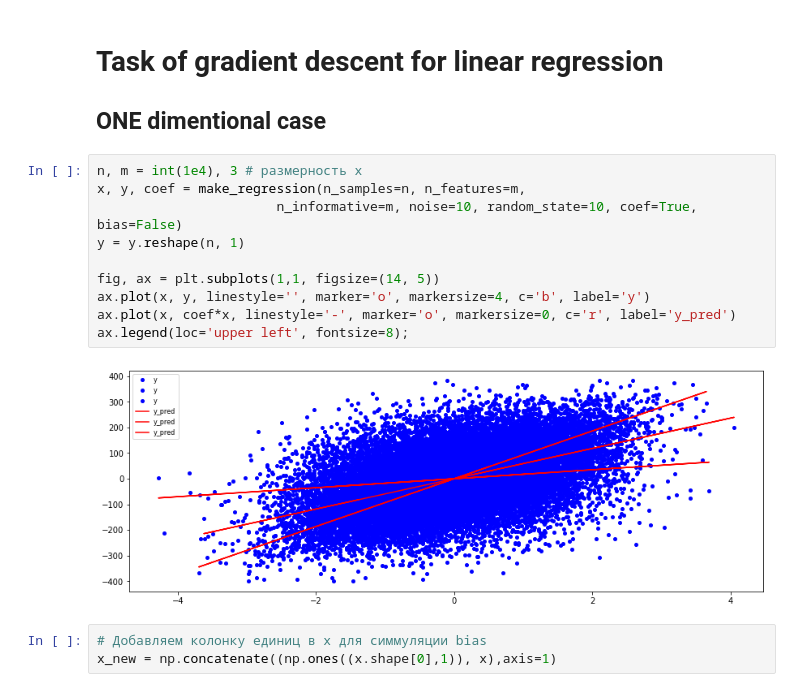
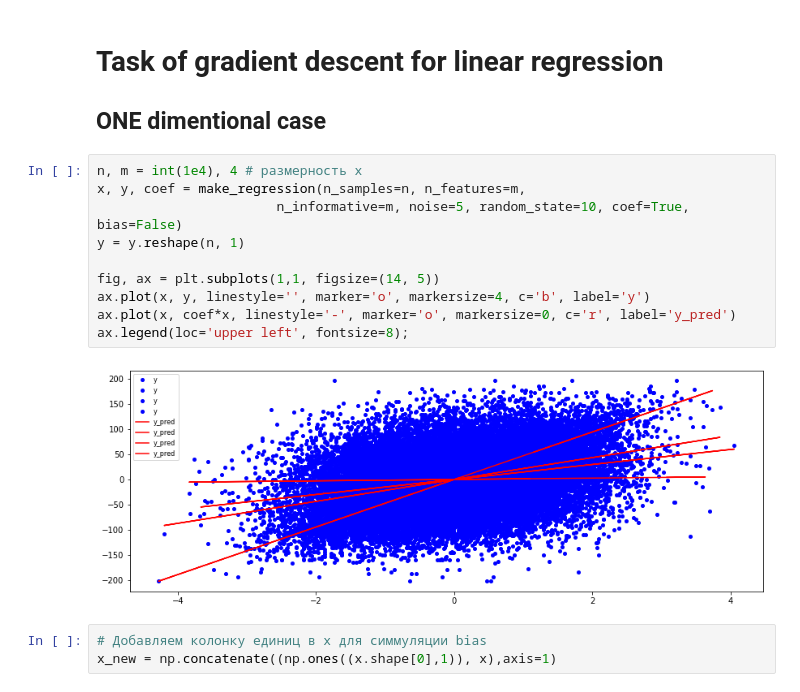
Before and after one commit to ol3gka/STUDY, a Jupyter notebook: main_tools.ipynb, the cells around one changed output. Saved outputs shown, nothing was run; the diff lists cells and outputs as text.

```diff
--- a/main_tools.ipynb
+++ b/main_tools.ipynb
@@ -187,17 +187,17 @@ datetime.today().strftime('%Y_%m_%d')
 # Task of gradient descent for linear regression
 ## ONE dimentional case
 # %%
-n, m = int(1e4), 3 # размерность x
+n, m = int(1e4), 4 # размерность x
 x, y, coef = make_regression(n_samples=n, n_features=m,
-                       n_informative=m, noise=10, random_state=10, coef=True, bias=False)
+                       n_informative=m, noise=5, random_state=10, coef=True, bias=False)
 y = y.reshape(n, 1)
 
 fig, ax = plt.subplots(1,1, figsize=(14, 5))
 ax.plot(x, y, linestyle='', marker='o', markersize=4, c='b', label='y')
 ax.plot(x, coef*x, linestyle='-', marker='o', markersize=0, c='r', label='y_pred')
 ax.legend(loc='upper left', fontsize=8);
 # %% [output]
-[figure, old version]
+[figure, new version]
 # %%
 # Добавляем колонку единиц в x для симмуляции bias
 x_new = np.concatenate((np.ones((x.shape[0],1)), x),axis=1)
```
Also changed, not shown: parts of 16 cells of this notebook.
